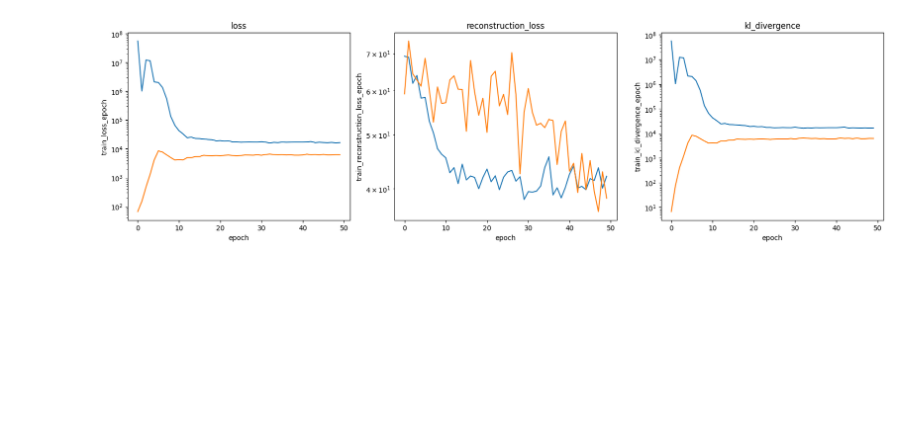
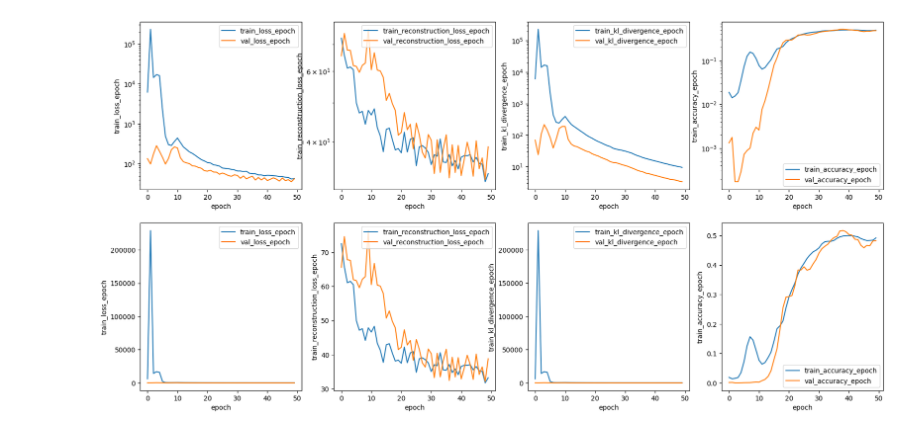
Before and after one commit to DemyCode/minecraft-copilot-ml, a Jupyter notebook: minecraft_copilot_ml/metrics_graph.ipynb, the cells around one changed output. Drawn from its saved outputs; the diff is of its cells as text; code cells hidden in the pictures; blank space fills up the shorter version.

```diff
--- a/minecraft_copilot_ml/metrics_graph.ipynb
+++ b/minecraft_copilot_ml/metrics_graph.ipynb
@@ -4,23 +4,26 @@ PATH_TO_BEST_MODEL = "/home/mehdi/minecraft-copilot-ml/output/best_model.pth"
 # %%
 import os
 from seaborn import lineplot
 import pandas as pd
 
 from matplotlib import pyplot as plt
 
-fig, ax = plt.subplots(1, 3, figsize=(20, 5))
+metrics = ["loss", "reconstruction_loss", "kl_divergence", "accuracy"]
+fig, ax = plt.subplots(2, len(metrics), figsize=(20, 10))
 
 if os.path.exists(PATH_TO_CSV):
     df = pd.read_csv(PATH_TO_CSV)
-    for i, metric in enumerate(["loss", "reconstruction_loss", "kl_divergence"]):
-        lineplot(data=df, x="epoch", y=f"train_{metric}_epoch", ax=ax[i])
-        lineplot(data=df, x="epoch", y=f"val_{metric}_epoch", ax=ax[i])
-        ax[i].set_title(metric)
-        ax[i].set(yscale="log")
+    for i, metric in enumerate(metrics):
+        lineplot(data=df, x="epoch", y=f"train_{metric}_epoch", ax=ax[0, i], label=f"train_{metric}_epoch")
+        lineplot(data=df, x="epoch", y=f"val_{metric}_epoch", ax=ax[0, i], label=f"val_{metric}_epoch")
+        lineplot(data=df, x="epoch", y=f"train_{metric}_epoch", ax=ax[1, i], label=f"train_{metric}_epoch")
+        lineplot(data=df, x="epoch", y=f"val_{metric}_epoch", ax=ax[1, i], label=f"val_{metric}_epoch")
+        ax[0, i].set(yscale="log")
+        ax[1, i].set(yscale="linear")
 else:
     print(f"File {PATH_TO_CSV} not found")
 # %% [output]
-[figure, old version]
+[figure, new version]
 # %%
 from matplotlib import pyplot as plt
 import numpy as np
```
Also changed, not shown: parts of 4 cells of this notebook, 1 other file.
